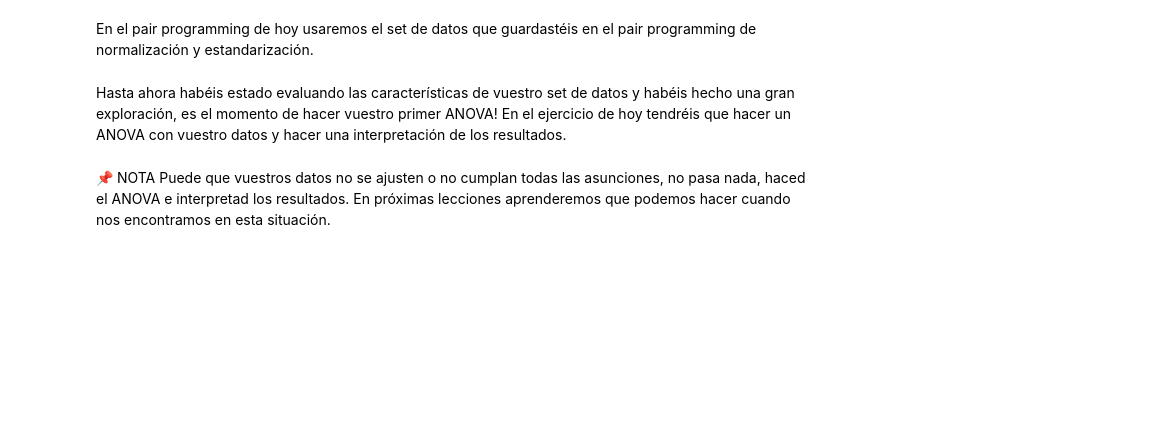
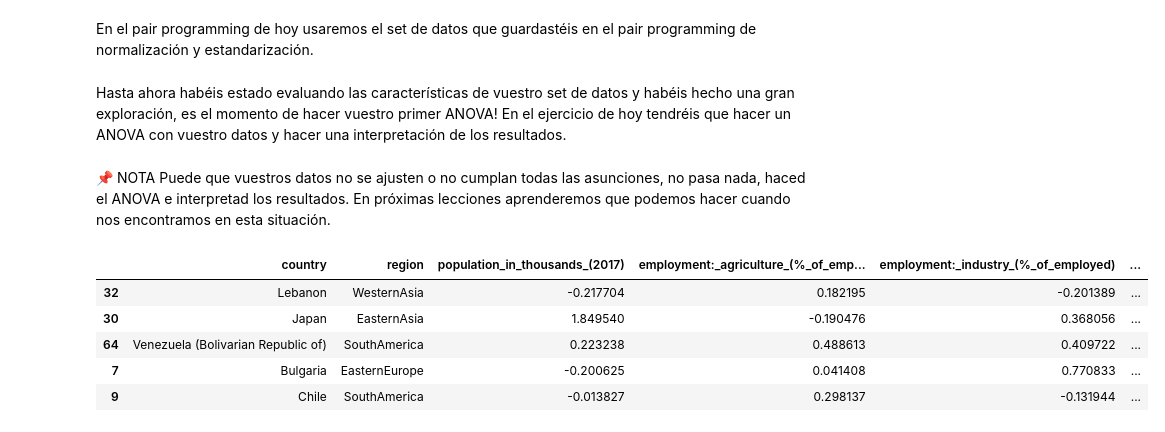
Before and after one commit to Adalab/promo-d-da-modulo3-sprint1-laura-maitane, a Jupyter notebook: regresion-lineal/reg-lin-7-ANOVA.ipynb, the cells around one changed output. Cells and saved outputs as stored; diff of their text form; code cells hidden in the pictures; blank space fills up the shorter version.

```diff
--- a/regresion-lineal/reg-lin-7-ANOVA.ipynb
+++ b/regresion-lineal/reg-lin-7-ANOVA.ipynb
@@ -24,3 +24,13 @@ from statsmodels.multivariate.manova import MANOVA
 from sklearn.preprocessing import StandardScaler
 
 plt.rcParams["figure.figsize"] = (10,8)
+# %%
+df = pd.read_csv("datos/soci_econ_country_profiles_estandarizado.csv", index_col = 0)
+df.sample(5)
+# %% [output]
+|  | country | region | population_in_thousands_(2017) | employment:_agriculture_(%_of_emp... | employment:_industry_(%_of_employed) | ... |
+| 32 | Lebanon | WesternAsia | -0.217704 | 0.182195 | -0.201389 | ... |
+| 30 | Japan | EasternAsia | 1.849540 | -0.190476 | 0.368056 | ... |
+| 64 | Venezuela (Bolivarian Republic of) | SouthAmerica | 0.223238 | 0.488613 | 0.409722 | ... |
+| 7 | Bulgaria | EasternEurope | -0.200625 | 0.041408 | 0.770833 | ... |
+| 9 | Chile | SouthAmerica | -0.013827 | 0.298137 | -0.131944 | ... |
```
Also changed, not shown: parts of 6 cells of this notebook, 2 other files.
